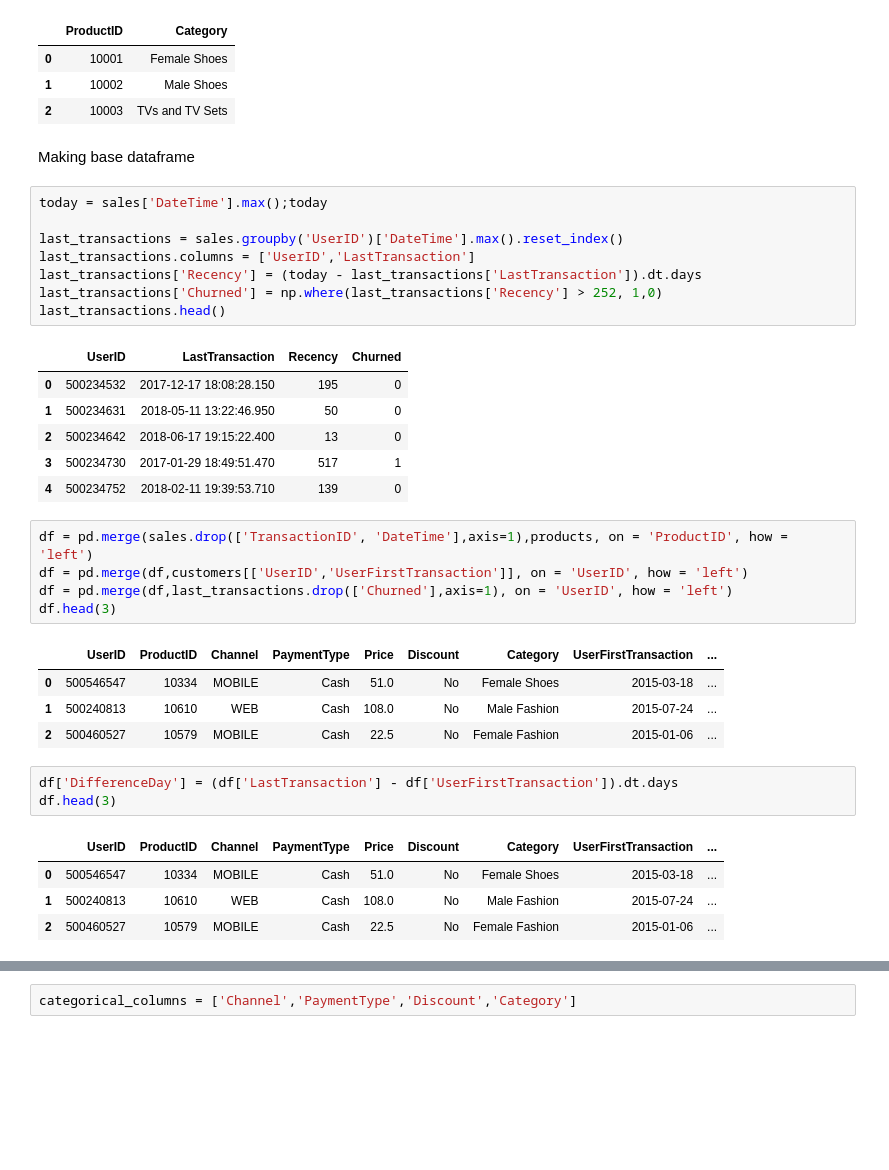
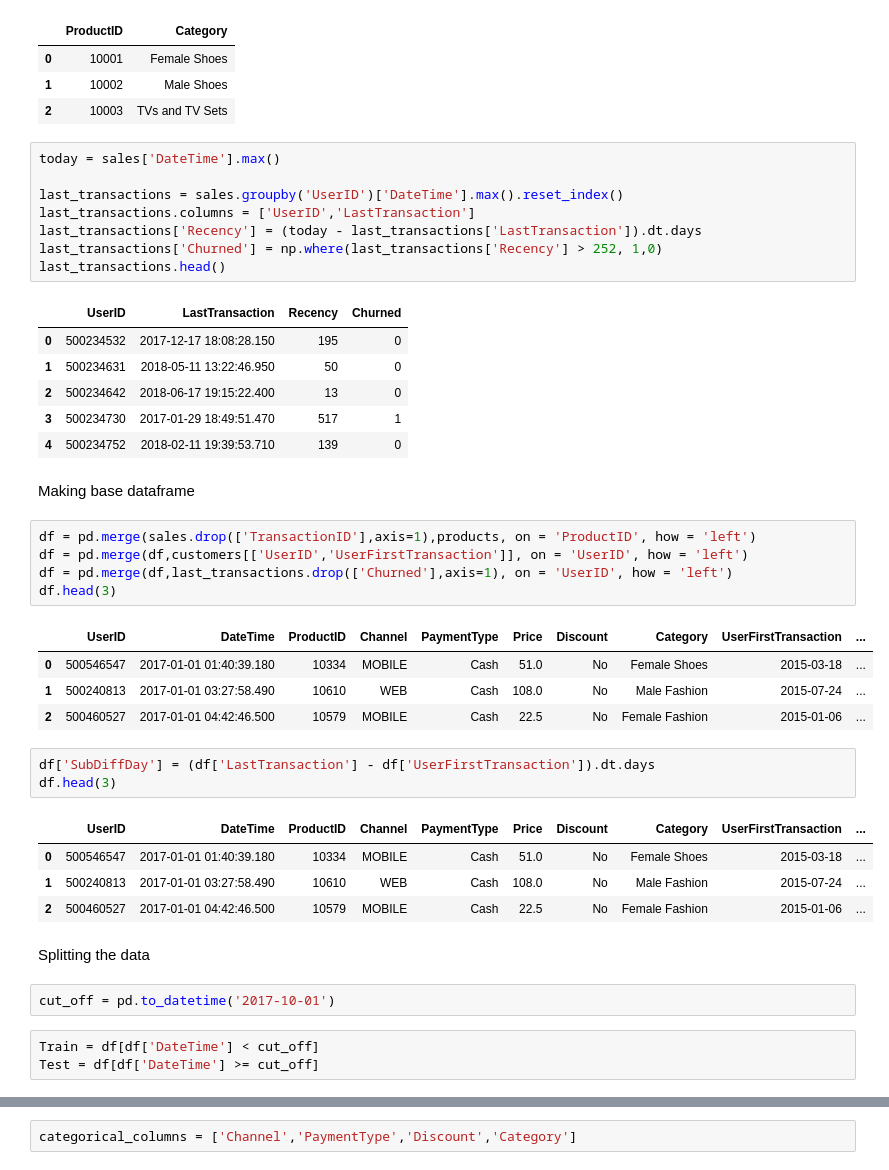
Before and after one commit to AshNumpy/METU-Datathon, a Jupyter notebook: Notebooks/2-preprocessing.ipynb, the cells around one changed output, grey strips where cells are left out. Drawn from its saved outputs; the diff is of its cells as text; blank space fills up the shorter version.

```diff
--- a/Notebooks/2-preprocessing.ipynb
+++ b/Notebooks/2-preprocessing.ipynb
@@ -28,39 +28,46 @@ products.head(3)
 | 0 | 10001 | Female Shoes |
 | 1 | 10002 | Male Shoes |
 | 2 | 10003 | TVs and TV Sets |
+# %%
+today = sales['DateTime'].max()
+
+last_transactions = sales.groupby('UserID')['DateTime'].max().reset_index()
+last_transactions.columns = ['UserID','LastTransaction']
+last_transactions['Recency'] = (today - last_transactions['LastTransaction']).dt.days
+last_transactions['Churned'] = np.where(last_transactions['Recency'] > 252, 1,0)
+last_transactions.head()
+# %% [output]
+|  | UserID | LastTransaction | Recency | Churned |
+| 0 | 500234532 | 2017-12-17 18:08:28.150 | 195 | 0 |
+| 1 | 500234631 | 2018-05-11 13:22:46.950 | 50 | 0 |
+| 2 | 500234642 | 2018-06-17 19:15:22.400 | 13 | 0 |
+| 3 | 500234730 | 2017-01-29 18:49:51.470 | 517 | 1 |
+| 4 | 500234752 | 2018-02-11 19:39:53.710 | 139 | 0 |
 # %% [markdown]
 Making base dataframe
-# %%
-today = sales['DateTime'].max();today
-
-last_transactions = sales.groupby('UserID')['DateTime'].max().reset_index()
-last_transactions.columns = ['UserID','LastTransaction']
-last_transactions['Recency'] = (today - last_transactions['LastTransaction']).dt.days
-last_transactions['Churned'] = np.where(last_transactions['Recency'] > 252, 1,0)
-last_transactions.head()
-# %% [output]
-|  | UserID | LastTransaction | Recency | Churned |
-| 0 | 500234532 | 2017-12-17 18:08:28.150 | 195 | 0 |
-| 1 | 500234631 | 2018-05-11 13:22:46.950 | 50 | 0 |
-| 2 | 500234642 | 2018-06-17 19:15:22.400 | 13 | 0 |
-| 3 | 500234730 | 2017-01-29 18:49:51.470 | 517 | 1 |
-| 4 | 500234752 | 2018-02-11 19:39:53.710 | 139 | 0 |
 # %%
-df = pd.merge(sales.drop(['TransactionID', 'DateTime'],axis=1),products, on = 'ProductID', how = 'left')
+df = pd.merge(sales.drop(['TransactionID'],axis=1),products, on = 'ProductID', how = 'left')
 df = pd.merge(df,customers[['UserID','UserFirstTransaction']], on = 'UserID', how = 'left')
 df = pd.merge(df,last_transactions.drop(['Churned'],axis=1), on = 'UserID', how = 'left')
 df.head(3)
 # %% [output]
-|  | UserID | ProductID | Channel | PaymentType | Price | Discount | Category | UserFirstTransaction | ... |
-| 0 | 500546547 | 10334 | MOBILE | Cash | 51.0 | No | Female Shoes | 2015-03-18 | ... |
-| 1 | 500240813 | 10610 | WEB | Cash | 108.0 | No | Male Fashion | 2015-07-24 | ... |
-| 2 | 500460527 | 10579 | MOBILE | Cash | 22.5 | No | Female Fashion | 2015-01-06 | ... |
+|  | UserID | DateTime | ProductID | Channel | PaymentType | Price | Discount | Category | UserFirstTransaction | ... |
+| 0 | 500546547 | 2017-01-01 01:40:39.180 | 10334 | MOBILE | Cash | 51.0 | No | Female Shoes | 2015-03-18 | ... |
+| 1 | 500240813 | 2017-01-01 03:27:58.490 | 10610 | WEB | Cash | 108.0 | No | Male Fashion | 2015-07-24 | ... |
+| 2 | 500460527 | 2017-01-01 04:42:46.500 | 10579 | MOBILE | Cash | 22.5 | No | Female Fashion | 2015-01-06 | ... |
 # %%
-df['DifferenceDay'] = (df['LastTransaction'] - df['UserFirstTransaction']).dt.days
+df['SubDiffDay'] = (df['LastTransaction'] - df['UserFirstTransaction']).dt.days
 df.head(3)
 # %% [output]
-|  | UserID | ProductID | Channel | PaymentType | Price | Discount | Category | UserFirstTransaction | ... |
-| 0 | 500546547 | 10334 | MOBILE | Cash | 51.0 | No | Female Shoes | 2015-03-18 | ... |
-| 1 | 500240813 | 10610 | WEB | Cash | 108.0 | No | Male Fashion | 2015-07-24 | ... |
-| 2 | 500460527 | 10579 | MOBILE | Cash | 22.5 | No | Female Fashion | 2015-01-06 | ... |
+|  | UserID | DateTime | ProductID | Channel | PaymentType | Price | Discount | Category | UserFirstTransaction | ... |
+| 0 | 500546547 | 2017-01-01 01:40:39.180 | 10334 | MOBILE | Cash | 51.0 | No | Female Shoes | 2015-03-18 | ... |
+| 1 | 500240813 | 2017-01-01 03:27:58.490 | 10610 | WEB | Cash | 108.0 | No | Male Fashion | 2015-07-24 | ... |
+| 2 | 500460527 | 2017-01-01 04:42:46.500 | 10579 | MOBILE | Cash | 22.5 | No | Female Fashion | 2015-01-06 | ... |
+# %% [markdown]
+Splitting the data
+# %%
+cut_off = pd.to_datetime('2017-10-01')
+# %%
+Train = df[df['DateTime'] < cut_off]
+Test = df[df['DateTime'] >= cut_off]
 # %%
```
Also changed, not shown: parts of 23 cells of this notebook, 3 other files.
